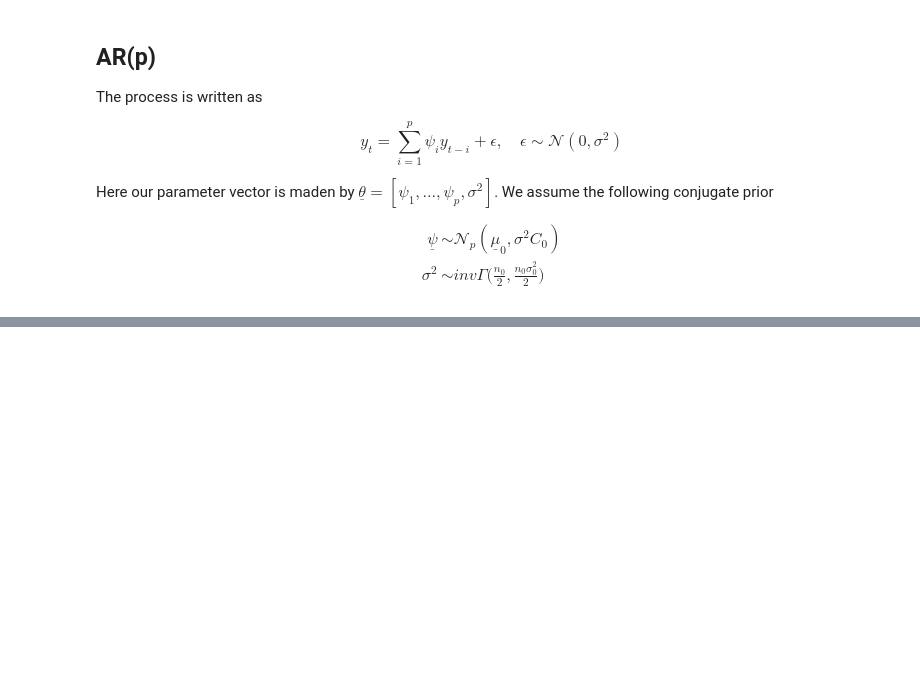
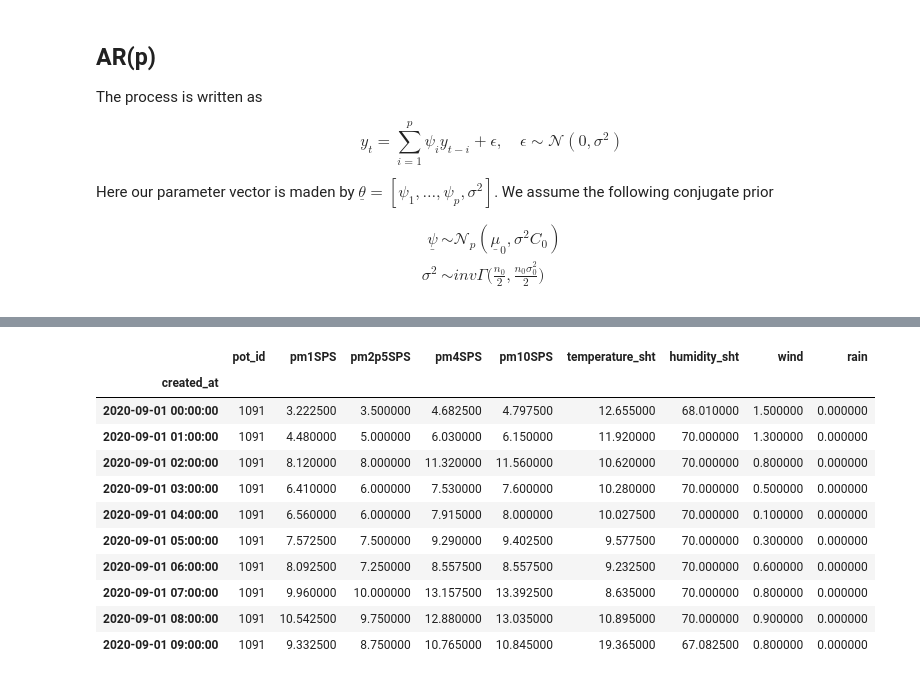
Before and after one commit to AlePalu/AirQualityForecasting, a Jupyter notebook: notebooks/ClassicalModels.ipynb, the cells around one changed output, grey strips where cells are left out. Saved outputs shown, nothing was run; the diff lists cells and outputs as text; code cells hidden in the pictures; blank space fills up the shorter version.

```diff
--- a/notebooks/ClassicalModels.ipynb
+++ b/notebooks/ClassicalModels.ipynb
@@ -42,0 +33,18 @@ INFO:pystan:COMPILING THE C++ CODE FOR MODEL anon_model_7a6b2a705e2b4d964db0142c
+# %%
+# load data as produced by DataCollection
+fullData = pd.read_csv("../data/tsData.csv")
+fullData["created_at"] = pd.to_datetime(fullData["created_at"])
+fullData.set_index("created_at", inplace=True)
+
+# set pot, and period of time where consider data
+interestingPot = 1091
+startDate      = "2020-09-01"
+endDate        = fullData.index.max()
+
+
+data = fullData.loc[fullData["pot_id"]==interestingPot][startDate:endDate]
+
+# drop useless features in this analysis
+data.drop(["latitude", "longitude", "weekend"], axis = 1, inplace = True)
+data = data.dropna()
+data.head()
@@ -49,0 +98,23 @@ plt.show()
+# %%
+def color_column(column, color, columnName):
+    style = 'background-color:' + color
+    return [style if column.name == columnName else "" for c in column]
+
+dataColorato = (data.head(n=10)).style.apply(color_column,
+                                             color = "orange",
+                                             columnName = "pm1SPS",
+                                             axis=0)
+dataColorato
+# %% [output]
+|  | pot_id | pm1SPS | pm2p5SPS | pm4SPS | pm10SPS | temperature_sht | humidity_sht | wind | rain |
+| created_at |  |  |  |  |  |  |  |  |  |
+| 2020-09-01 00:00:00 | 1091 | 3.222500 | 3.500000 | 4.682500 | 4.797500 | 12.655000 | 68.010000 | 1.500000 | 0.000000 |
+| 2020-09-01 01:00:00 | 1091 | 4.480000 | 5.000000 | 6.030000 | 6.150000 | 11.920000 | 70.000000 | 1.300000 | 0.000000 |
+| 2020-09-01 02:00:00 | 1091 | 8.120000 | 8.000000 | 11.320000 | 11.560000 | 10.620000 | 70.000000 | 0.800000 | 0.000000 |
+| 2020-09-01 03:00:00 | 1091 | 6.410000 | 6.000000 | 7.530000 | 7.600000 | 10.280000 | 70.000000 | 0.500000 | 0.000000 |
+| 2020-09-01 04:00:00 | 1091 | 6.560000 | 6.000000 | 7.915000 | 8.000000 | 10.027500 | 70.000000 | 0.100000 | 0.000000 |
+| 2020-09-01 05:00:00 | 1091 | 7.572500 | 7.500000 | 9.290000 | 9.402500 | 9.577500 | 70.000000 | 0.300000 | 0.000000 |
+| 2020-09-01 06:00:00 | 1091 | 8.092500 | 7.250000 | 8.557500 | 8.557500 | 9.232500 | 70.000000 | 0.600000 | 0.000000 |
+| 2020-09-01 07:00:00 | 1091 | 9.960000 | 10.000000 | 13.157500 | 13.392500 | 8.635000 | 70.000000 | 0.800000 | 0.000000 |
+| 2020-09-01 08:00:00 | 1091 | 10.542500 | 9.750000 | 12.880000 | 13.035000 | 10.895000 | 70.000000 | 0.900000 | 0.000000 |
+| 2020-09-01 09:00:00 | 1091 | 9.332500 | 8.750000 | 10.765000 | 10.845000 | 19.365000 | 67.082500 | 0.800000 | 0.000000 |
```
Also changed, not shown: parts of 6 cells of this notebook.
